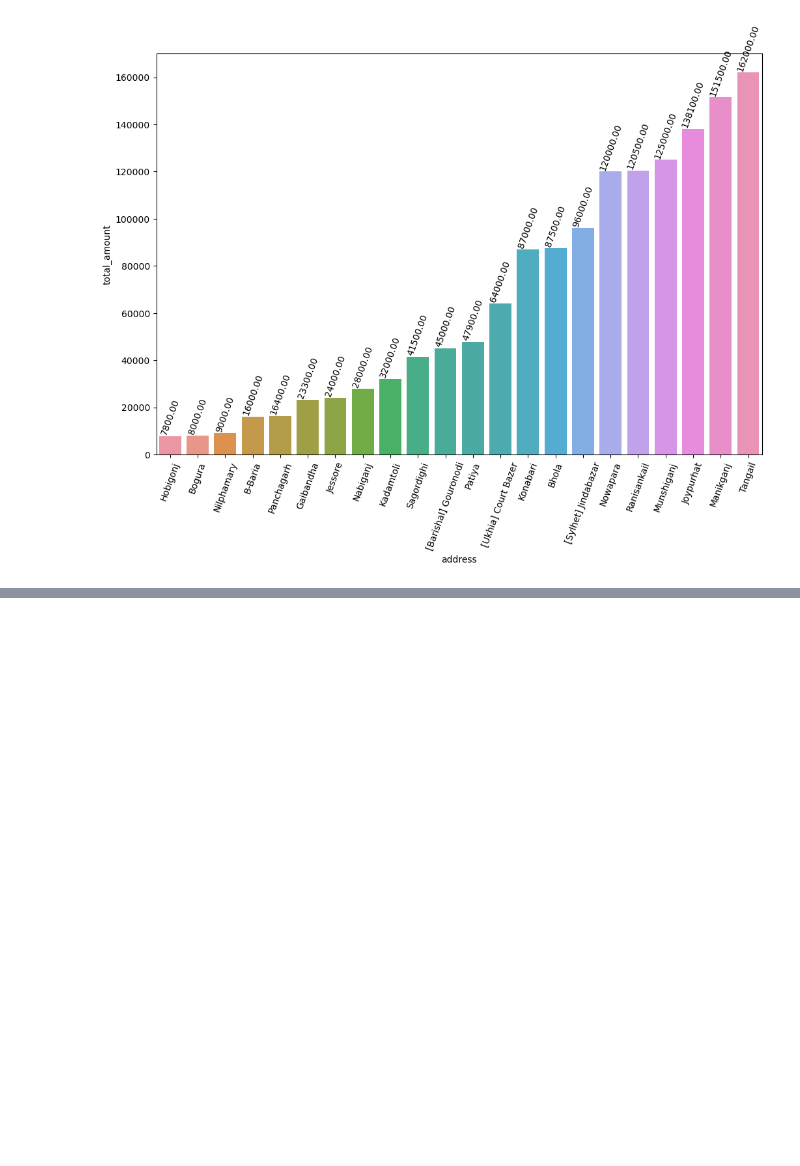
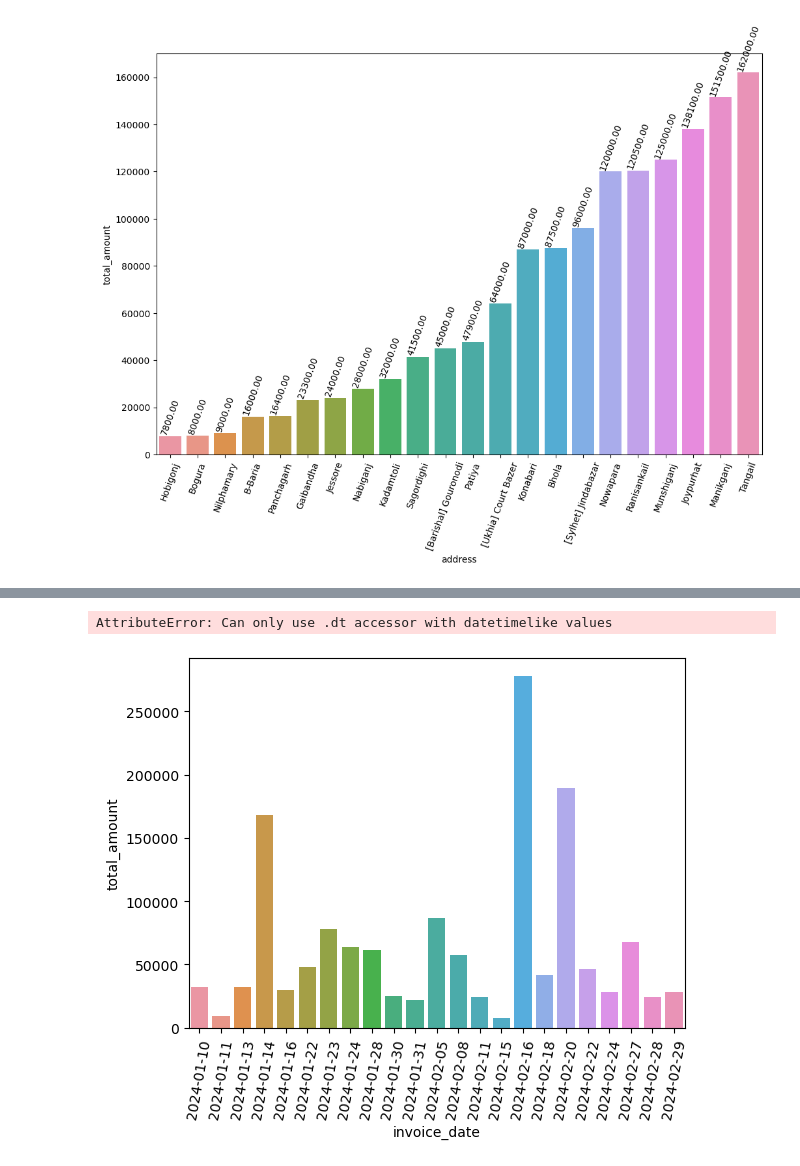
Before and after one commit to monimahmadh/Power-Up-Solutions-Business-Insight, a Jupyter notebook: keep going.ipynb, the cells around one changed output, grey strips where cells are left out. Saved outputs shown, nothing was run; the diff lists cells and outputs as text; code cells hidden in the pictures; blank space fills up the shorter version.

```diff
--- a/keep going.ipynb
+++ b/keep going.ipynb
@@ -349,3 +395,18 @@ Type:      method
+# %%
+daily_sales = df.groupby(df['invoice_date'].dt.date,as_index=False)["total_amount"].sum()
+daily_sales
+# %%
+df['just_date'] = df['invoice_date'].dt.date
+# %% [output]
+AttributeError: Can only use .dt accessor with datetimelike values
+# %%
+sns.barplot(data=daily_sales,
+            x="invoice_date",
+            y="total_amount")
+plt.xticks(rotation=80)
+plt.show()
+# %% [output]
+[figure, added]
 # %%
 import pygwalker as pyg
 # %%
```
Also changed, not shown: parts of 16 cells of this notebook, 1 other file.
